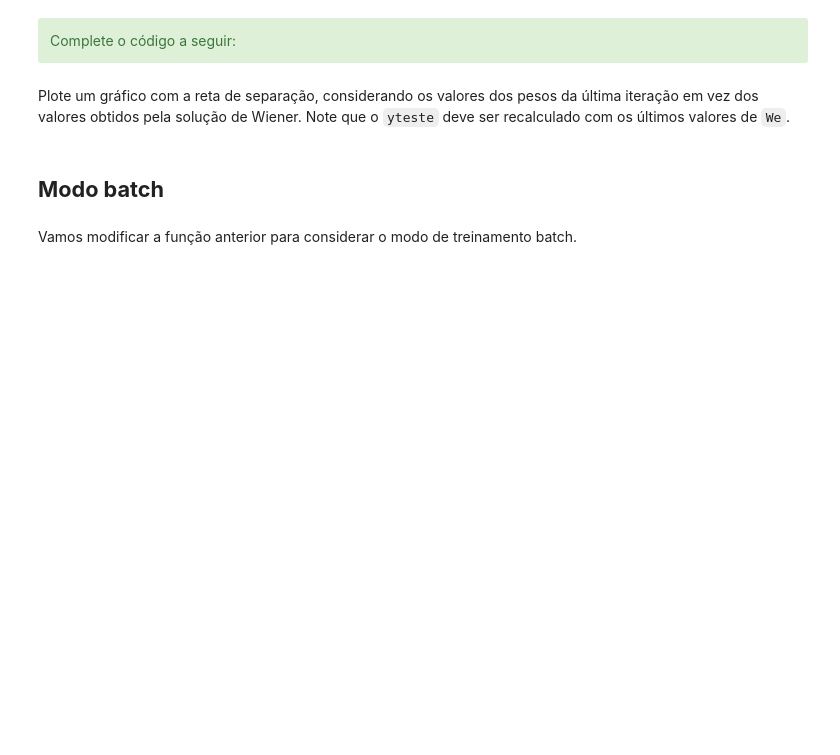
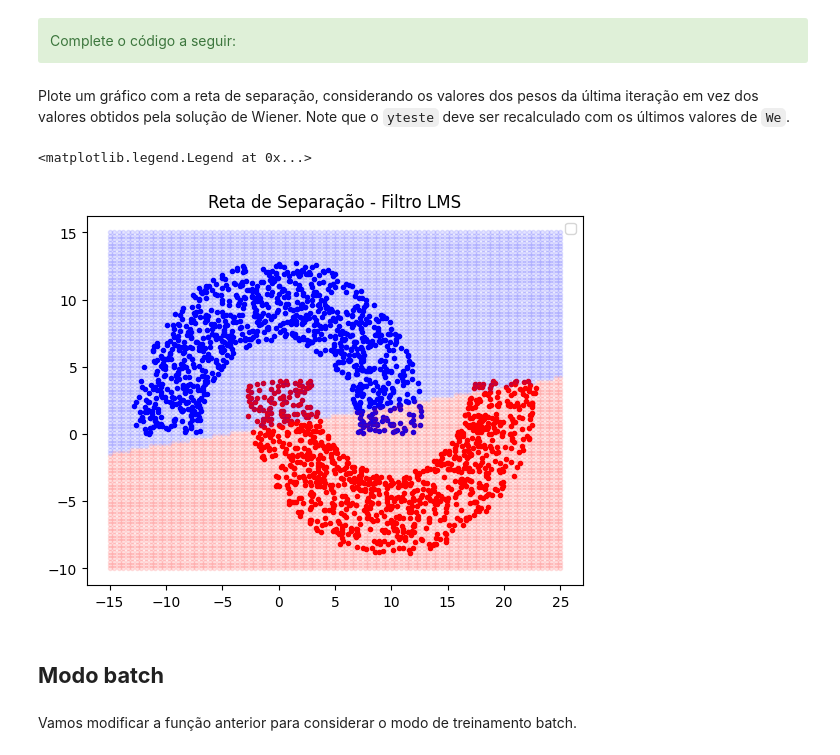
Before and after one commit to Gibonn24/Fundamentos-de-sistemas-Electr-nicos, a Jupyter notebook: ex_aula_2/ex_aula_2.ipynb, the cells around one changed output. Cells and saved outputs as stored; diff of their text form; code cells hidden in the pictures; blank space fills up the shorter version.

```diff
--- a/ex_aula_2/ex_aula_2.ipynb
+++ b/ex_aula_2/ex_aula_2.ipynb
@@ -149,12 +155,15 @@ def LMS_FILTER_estocastico(x, d, eta, Nt):
     x = np.hstack((np.ones((Nt, 1)), x))
 
     W = np.zeros((Nt + 1, M + 1))
-
+    e=np.zeros(Nt)
+    y=np.zeros(Nt)
     #############
     # Complete o código
-    #
-    #
-    #
+    for i in range(Nt):
+      y[i] = np.dot(x[i], W[i])
+      e[i] = d[i,0] - y[i]
+      W[i+1]=W[i] + eta * e[i] * x[i]
+
     #############
 
     return W
@@ -277,3 +290,34 @@ Plote um gráfico com a reta de separação, considerando os valores dos pesos d
+# %%
+#############
+W_lms_final = We[-1].reshape(-1, 1)
+yteste = xteste @ W_lms_final
+
+#Recalculamos a saída da grade para desenhar a nova região de separação
+ygrid = np.sign(xgrid @ W_lms_final)
+
+#Plotamos o gráfico
+fig, ax3 = plt.subplots()
+plt.title("Reta de Separação - Filtro LMS")
+
+# Plota os pontos reais de teste
+for i in range(Nteste):
+    if dteste[i] == 1:
+        ax3.plot(xteste[i, 1], xteste[i, 2], ".b")
+    else:
+        ax3.plot(xteste[i, 1], xteste[i, 2], ".r")
+
+# Plota a região da grade classificada como -1 (vermelho)
+l0 = np.where(ygrid == -1)[0]
+ax3.plot(xgrid[l0, 1], xgrid[l0, 2], "r.", alpha=0.1)
+
+# Plota a região da grade classificada como +1 (azul)
+l1 = np.where(ygrid == 1)[0]
+ax3.plot(xgrid[l1, 1], xgrid[l1, 2], "b.", alpha=0.1)
+plt.legend()
+#############
+# %% [output]
+<matplotlib.legend.Legend at 0x...>
+[figure, added]
 # %% [markdown]
 ## **Modo batch**
 # %% [markdown]
```
Also changed, not shown: parts of 8 cells of this notebook.
